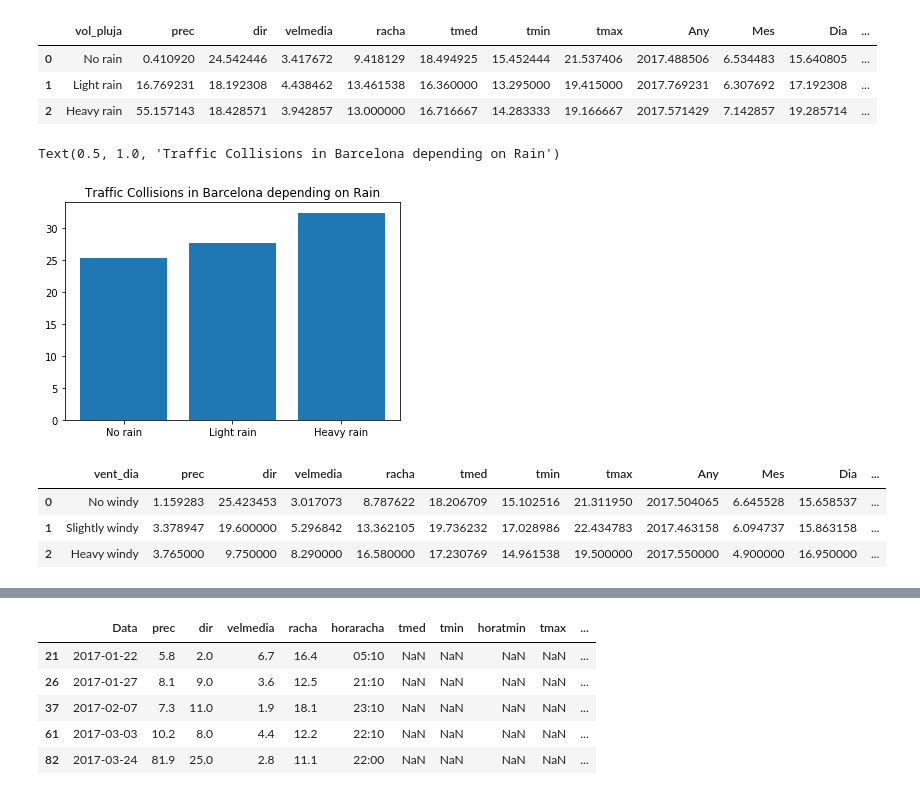
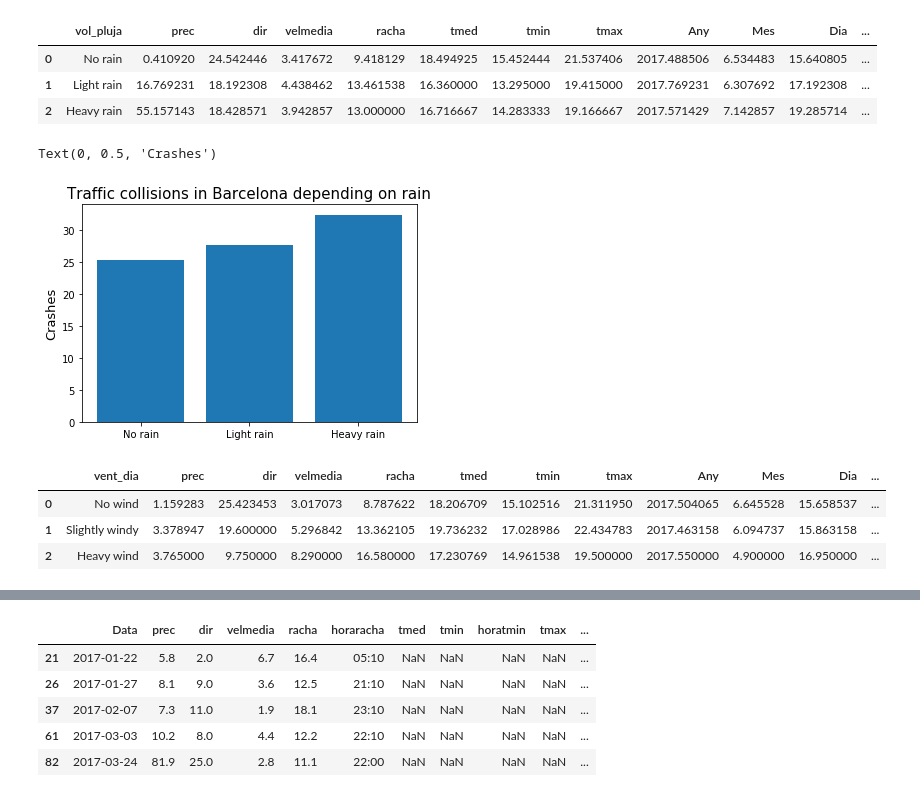
Before and after one commit to ta-data-bcn/Project-Week-5-Your-Own-Project, a Jupyter notebook: PLOTINGS/Crashes_per_day.ipynb, the cells around one changed output, grey strips where cells are left out. Saved outputs shown, nothing was run; the diff lists cells and outputs as text; code cells hidden in the pictures.

```diff
--- a/PLOTINGS/Crashes_per_day.ipynb
+++ b/PLOTINGS/Crashes_per_day.ipynb
@@ -148,7 +149,7 @@ print (rain_crash)
 ## Bining of wind speed to create clearer graphs
 # %%
 bins = [0, 4.5, 7, 100]
-labels = ['No windy', 'Slightly windy', 'Heavy windy']
+labels = ['No wind', 'Slightly windy', 'Heavy wind']
 rain_crash['vent_dia'] = pd.cut(rain_crash['velmedia'], bins=bins, labels=labels, include_lowest=True)
 rain_crash.head()
 # %% [output]
@@ -170,15 +171,16 @@ mean_crashes
 | 2 | Heavy rain | 55.157143 | 18.428571 | 3.942857 | 13.000000 | 16.716667 | 14.283333 | 19.166667 | 2017.571429 | 7.142857 | 19.285714 | ... |
 # %%
 plt.bar(mean_crashes.vol_pluja, mean_crashes.Num_accidents)
-plt.title("Traffic Collisions in Barcelona depending on Rain")
+plt.title("Traffic collisions in Barcelona depending on rain", size =15)
+plt.ylabel('Crashes', size=13)
 # %% [output]
-Text(0.5, 1.0, 'Traffic Collisions in Barcelona depending on Rain')
+Text(0, 0.5, 'Crashes')
-[figure, old version]
+[figure, new version]
 # %%
 wind_crashes = rain_crash.groupby('vent_dia').mean().reset_index()
 wind_crashes
 # %% [output]
 |  | vent_dia | prec | dir | velmedia | racha | tmed | tmin | tmax | Any | Mes | Dia | ... |
-| 0 | No windy | 1.159283 | 25.423453 | 3.017073 | 8.787622 | 18.206709 | 15.102516 | 21.311950 | 2017.504065 | 6.645528 | 15.658537 | ... |
+| 0 | No wind | 1.159283 | 25.423453 | 3.017073 | 8.787622 | 18.206709 | 15.102516 | 21.311950 | 2017.504065 | 6.645528 | 15.658537 | ... |
 | 1 | Slightly windy | 3.378947 | 19.600000 | 5.296842 | 13.362105 | 19.736232 | 17.028986 | 22.434783 | 2017.463158 | 6.094737 | 15.863158 | ... |
-| 2 | Heavy windy | 3.765000 | 9.750000 | 8.290000 | 16.580000 | 17.230769 | 14.961538 | 19.500000 | 2017.550000 | 4.900000 | 16.950000 | ... |
+| 2 | Heavy wind | 3.765000 | 9.750000 | 8.290000 | 16.580000 | 17.230769 | 14.961538 | 19.500000 | 2017.550000 | 4.900000 | 16.950000 | ... |
```
Also changed, not shown: parts of 17 cells of this notebook, 26 other files.
